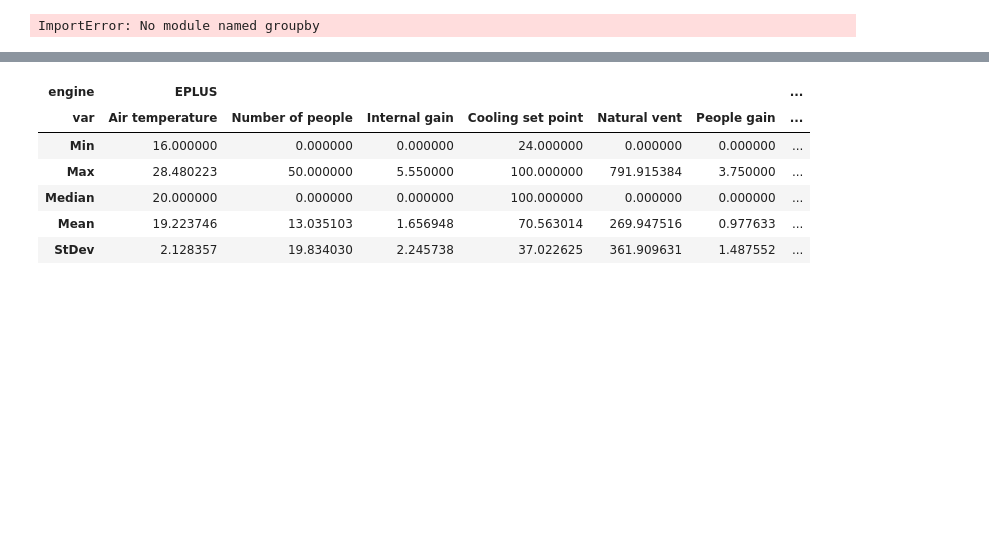
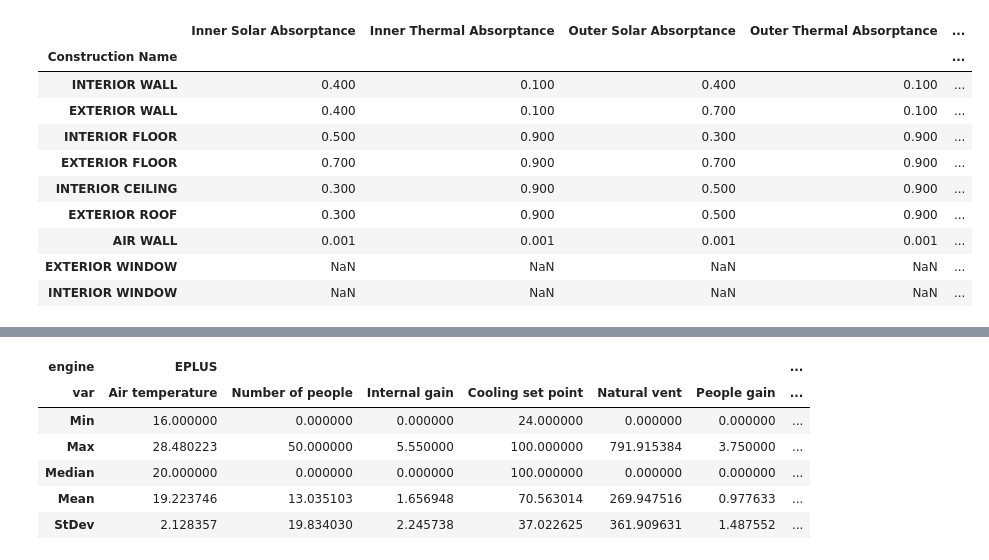
Before and after one commit to FraserGreenroyd/SAMAzure, a Jupyter notebook: TestFiles/reference/outputComparison/Testing Script.ipynb, the cells around one changed output, grey strips where cells are left out. Cells and saved outputs as stored; diff of their text form; code cells hidden in the pictures; blank space fills up the shorter version.

```diff
--- a/TestFiles/reference/outputComparison/Testing Script.ipynb
+++ b/TestFiles/reference/outputComparison/Testing Script.ipynb
@@ -104,11 +170,13 @@ import numpy as np
 import pandas as pd
 import csv
 
+
+
 #######################################
 # Load energyplus performance results #
 #######################################
-\
-EPLUS_OUTPUT = "/Users/Tristan/Desktop/SAMAzure/TestFiles/reference/outputComparison/eplusout.csv"
+
+EPLUS_OUTPUT = "eplusout.csv"
 EPLUS = pd.read_csv(EPLUS_OUTPUT, index_col=0, header=0, low_memory=False)
 EPLUS.index = pd.DatetimeIndex(start="2018-01-01 01:00", end="2019-01-01 00:00", freq="60T")
 for col in EPLUS.columns:
@@ -127,55 +195,67 @@ link_vars = {
     "Zone Air Relative Humidity [%](Hourly)": "Relative humidity",
     "Zone Air Temperature [C](Hourly)": "Air temperature",
     "Zone Mean Radiant Temperature [C](Hourly)": "Mean radiant temperature",
     "Zone Thermostat Cooling Setpoint Temperature [C](Hourly)": "Cooling set point",
     "Zone Thermostat Heating Setpoint Temperature [C](Hourly)": "Heating set point",
     "Zone Mechanical Ventilation Current Density Volume Flow Rate [m3/s](Hourly)": "Natural vent",
     "Zone Windows Total Transmitted Solar Radiation Energy [kW](Hourly)": "Solar gain",
     "Zone People Occupant Count [](Hourly)": "Number of people",
     "Zone Total Internal Total Heating Energy [kW](Hourly)": "Internal gain",
     "Zone Mean Air Dewpoint Temperature [C](Hourly)": "Dew-point temperature",
     "Zone Ideal Loads Outdoor Air Sensible Heating Energy [kW](Hourly)": "Heating plant sensible load",
     "Zone Ideal Loads Outdoor Air Sensible Cooling Energy [kW](Hourly)": "Cooling plant sensible load",
 }
 
 zoneName = []
 zoneVariable = []
 for i, j in [k.split(":") for k in EPLUS.columns]:
     zoneName.append(i.replace(" IDEAL LOADS AIR SYSTEM", "").title())
     zoneVariable.append(link_vars[j.strip()])
 
 EPLUS.columns = pd.MultiIndex.from_tuples(list(zip(*[zoneName, zoneVariable])), names=["zone", "variable"])
 EPLUS.sort_index(axis=1, ascending=True, inplace=True)
-# EPLUS = EPLUS.astype(dtype="float64")
-# EPLUS = EPLUS.resample("60T").mean()
+EPLUS = EPLUS.astype(dtype="float64", errors="ignore")
 
 ########################################
 # Load energyplus construction results #
 ########################################
-with open("eplustbl.csv", "r") as f:
-    m = f.readlines()
-    for n, i in enumerate(m):
-        if "Construction CTF" in i:
-            const_n = n
-        if "Material CTF Summary" in i:
-            constmat_n = n
-        if "WindowConstruction" in i:
-            win_n = n
-        if "WindowMaterial:Glazing" in i:
-            winmat_n = n
+def get_eplus_construction_properties(path):
+    with open(path, "r") as f:
+        m = f.readlines()
+        for n, i in enumerate(m):
+            if "Construction CTF" in i:
+                const_n = n
+            if "Material CTF Summary" in i:
+                constmat_n = n
+            if "WindowConstruction" in i:
+                win_n = n
+            if "WindowMaterial:Glazing" in i:
+                winmat_n = n
 
-cf1 = pd.DataFrame([i.rstrip().split(",") for i in m[const_n+2:constmat_n-2]]).iloc[:, 1:]
-cf1 = cf1.rename(columns=cf1.iloc[0]).drop(cf1.index[0])#[["Construction", "Reflectance", "U-Factor with Film [W/m2-K]", "U-Factor no Film [W/m2-K]"]]
-cf1.set_index("Construction Name", drop=True, inplace=True)
-cf1 = cf1[["ThermalConductance {w/m2-K}", "OuterThermalAbsorptance", "InnerThermalAbsorptance", "OuterSolarAbsorptance", "InnerSolarAbsorptance"]]
-cf1.columns = ["U-Value W/m2K", "Outer Thermal Absorptance", "Inner Thermal Absorptance", "Outer Solar Absorptance", "Inner Solar Absorptance"]
+    cf1 = pd.DataFrame([i.rstrip().split(",") for i in m[const_n+2:constmat_n-2]]).iloc[:, 1:]
+    cf1 = cf1.rename(columns=cf1.iloc[0]).drop(cf1.index[0])#[["Construction", "Reflectance", "U-Factor with Film [W/m2-K]", "U-Factor no Film [W/m2-K]"]]
+    cf1.set_index("Construction Name", drop=True, inplace=True)
+    cf1 = cf1[["ThermalConductance {w/m2-K}", "OuterThermalAbsorptance", "InnerThermalAbsorptance", "OuterSolarAbsorptance", "InnerSolarAbsorptance"]]
+    cf1.columns = ["U-Value W/m2K", "Outer Thermal Absorptance", "Inner Thermal Absorptance", "Outer Solar Absorptance", "Inner Solar Absorptance"]
 
-cf2 = pd.DataFrame([i.rstrip().split(",") for i in m[win_n+2:winmat_n-2]]).iloc[:, 1:]
-cf2 = cf2.rename(columns=cf2.iloc[0]).drop(cf2.index[0])
-cf2.set_index("Construction Name", drop=True, inplace=True)
-cf2 = cf2[["Conductance {W/m2-K}", "SHGC", "Solar Transmittance at Normal Incidence", "Visible Transmittance at Normal Incidence"]]
-cf2.columns = ["U-Value W/m2K", "SHGC", "Solar Transmittance", "Visible Transmittance"]
+    cf2 = pd.DataFrame([i.rstrip().split(",") for i in m[win_n+2:winmat_n-2]]).iloc[:, 1:]
+    cf2 = cf2.rename(columns=cf2.iloc[0]).drop(cf2.index[0])
+    cf2.set_index("Construction Name", drop=True, inplace=True)
+    cf2 = cf2[["Conductance {W/m2-K}", "SHGC", "Solar Transmittance at Normal Incidence", "Visible Transmittance at Normal Incidence"]]
+    cf2.columns = ["U-Value W/m2K", "SHGC", "Solar Transmittance", "Visible Transmittance"]
 
-cf = pd.concat([cf1, cf2])
+    return pd.concat([cf1, cf2], sort=True)
+
+cf = get_eplus_construction_properties("eplustbl.csv")
 # %% [output]
-ImportError: No module named groupby
+|  | Inner Solar Absorptance | Inner Thermal Absorptance | Outer Solar Absorptance | Outer Thermal Absorptance | ... |
+| Construction Name |  |  |  |  | ... |
+| INTERIOR WALL | 0.400 | 0.100 | 0.400 | 0.100 | ... |
+| EXTERIOR WALL | 0.400 | 0.100 | 0.700 | 0.100 | ... |
+| INTERIOR FLOOR | 0.500 | 0.900 | 0.300 | 0.900 | ... |
+| EXTERIOR FLOOR | 0.700 | 0.900 | 0.700 | 0.900 | ... |
+| INTERIOR CEILING | 0.300 | 0.900 | 0.500 | 0.900 | ... |
+| EXTERIOR ROOF | 0.300 | 0.900 | 0.500 | 0.900 | ... |
+| AIR WALL | 0.001 | 0.001 | 0.001 | 0.001 | ... |
+| EXTERIOR WINDOW | NaN | NaN | NaN | NaN | ... |
+| INTERIOR WINDOW | NaN | NaN | NaN | NaN | ... |
```
Also changed, not shown: parts of 10 cells of this notebook, 14 other files.
